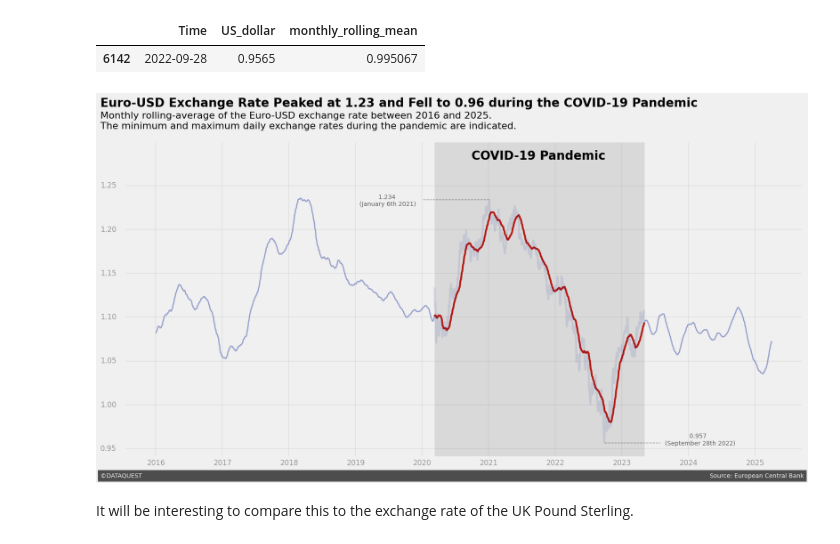
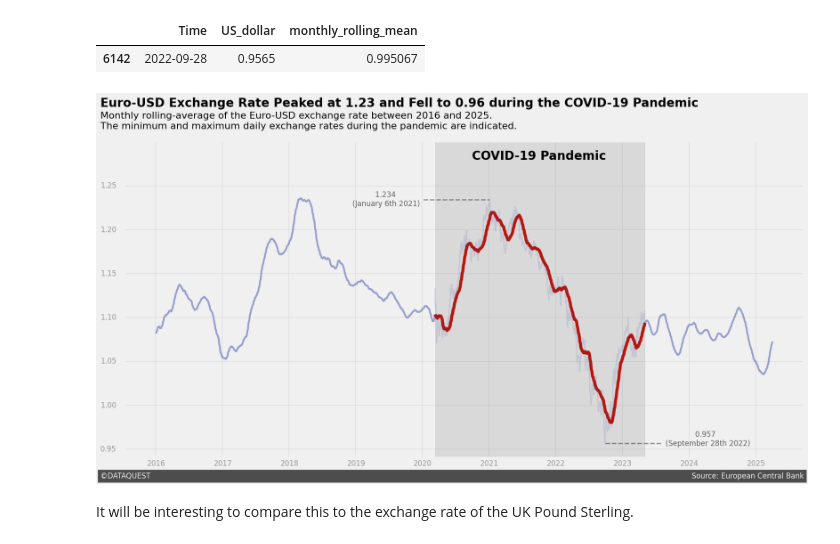
Before and after one commit to Benkly/python-data-analysis-projects, a Jupyter notebook: euro_exchange_rates/euro_exchange_rate_project.ipynb, the cells around one changed output. Saved outputs shown, nothing was run; the diff lists cells and outputs as text; code cells hidden in the pictures.

```diff
--- a/euro_exchange_rates/euro_exchange_rate_project.ipynb
+++ b/euro_exchange_rates/euro_exchange_rate_project.ipynb
@@ -365,16 +365,16 @@ style.use("fivethirtyeight")
 fig, ax = plt.subplots(figsize=(18, 9))
 
 # plot 2016 to 2025 data
-ax.plot(usd_data_2016_2025["Time"], usd_data_2016_2025["monthly_rolling_mean"], linewidth=2, color="#132797", alpha=0.4)
+ax.plot(usd_data_2016_2025["Time"], usd_data_2016_2025["monthly_rolling_mean"], linewidth=3, color="#132797", alpha=0.4)
 
 # set axis limits
 ax.set_ylim(0.94, 1.3)
 
 # highlight the WHO pandemic time period
-ax.plot(usd_data_covid["Time"], usd_data_covid["monthly_rolling_mean"], linewidth=3, color="#b51812")
+ax.plot(usd_data_covid["Time"], usd_data_covid["monthly_rolling_mean"], linewidth=5, color="#b51812")
 
 # overlay the daily exchange rate during the pandemic
-ax.plot(usd_data_covid["Time"], usd_data_covid["US_dollar"], linewidth=3, color="#132797", alpha=0.1)
+ax.plot(usd_data_covid["Time"], usd_data_covid["US_dollar"], linewidth=2, color="#132797", alpha=0.1)
 
 # enclose the COVID-19 pandemic time period
 ax.axvspan("2020-03-11", "2023-05-05", alpha=0.2, color="grey")
@@ -388,39 +388,39 @@ ax.set_yticklabels([])
 
 # manually add x-axis labels
 x = 16755
 for year in ["2016", "2017", "2018", "2019", "2020", "2021", "2022", "2023", "2024", "2025"]:
     ax.text(x, 0.9310, year, fontsize=12, color="grey", alpha=0.8)
     x += 365
 
 # manually add y-axis labels
 y = 0.9475
 for rate in ["0.95", "1.00", "1.05", "1.10", "1.15", "1.20", "1.25"]:
     ax.text(16500, y, rate, fontsize=12, color="grey", alpha=0.8)
     y += 0.05
 
 # soften gridlines
 ax.grid(alpha=0.5)
 
 # add label for minimum during pandemic
-ax.axhline(0.9564, linewidth=1, color="black", alpha=0.4, linestyle="dashed", xmin=0.708, xmax=0.79)
-ax.text(19595, 0.9540, " "*13 + "0.957 \n(September 28th 2022)", fontsize=10, color="black", alpha=0.6)
+ax.axhline(0.9564, linewidth=2, color="black", alpha=0.4, linestyle="dashed", xmin=0.708, xmax=0.79)
+ax.text(19595, 0.9540, " "*13 + "0.957 \n(September 28th 2022)", fontsize=12, color="black", alpha=0.6)
 
 # add label for maximum during pandemic
-ax.axhline(1.234, linewidth=1, color="black", alpha=0.4, linestyle="dashed", xmin=0.44, xmax=0.537)
-ax.text(17920, 1.227, " "*10 + "1.234 \n(January 6th 2021)", fontsize=10, color="black", alpha=0.6)
+ax.axhline(1.234, linewidth=2, color="black", alpha=0.4, linestyle="dashed", xmin=0.44, xmax=0.537)
+ax.text(17880, 1.227, " "*10 + "1.234 \n(January 6th 2021)", fontsize=12, color="black", alpha=0.6)
 
 # add title
 ax.text(16500, 1.34, "Euro-USD Exchange Rate Peaked at 1.23 and Fell to 0.96 during the COVID-19 Pandemic", fontsize=20, weight="bold")
 
 # add subtitle
 ax.text(16500, 1.315, "Monthly rolling-average of the Euro-USD exchange rate between 2016 and 2025. \nThe minimum and maximum daily exchange rates during the pandemic are indicated.", fontsize=16)
 
 # add signature
-ax.text(16500, 0.917, "©DATAQUEST" + " "*300 + "Source: European Central Bank", fontsize=10, color="#f0f0f0", backgroundcolor="#4d4d4d")
+ax.text(16500, 0.917, "©DATAQUEST" + " "*238 + "Source: European Central Bank", fontsize=12, color="#f0f0f0", backgroundcolor="#4d4d4d")
 
 plt.show()
 # %% [output]
-[figure, old version]
+[figure, new version]
 # %% [markdown]
 It will be interesting to compare this to the exchange rate of the UK Pound Sterling.
 # %% [markdown]
```
Also changed, not shown: parts of 3 cells of this notebook.
